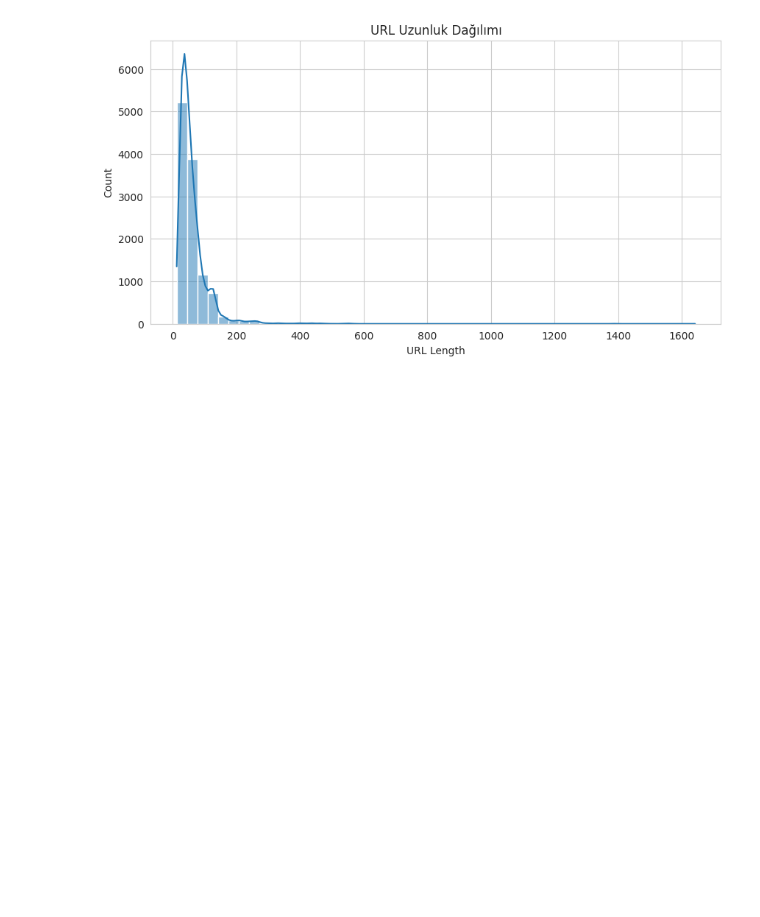
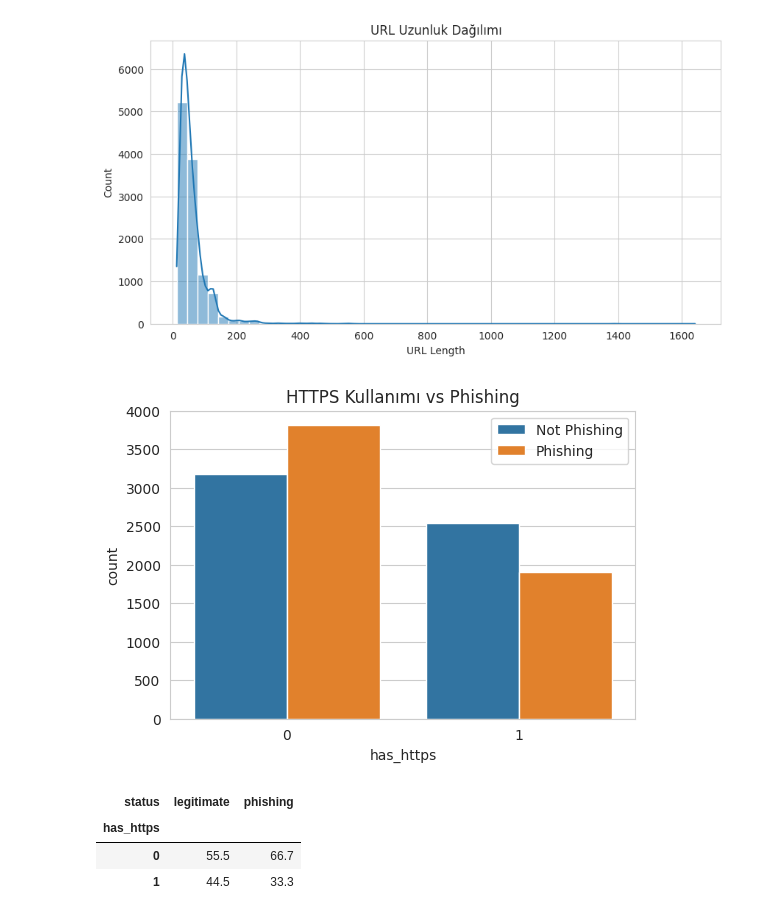
Before and after one commit to betulcetin/phishing-url-analysis, a Jupyter notebook: phishing_url_analysis.ipynb, the cells around one changed output. Drawn from its saved outputs; the diff is of its cells as text; code cells hidden in the pictures; blank space fills up the shorter version.

```diff
--- a/phishing_url_analysis.ipynb
+++ b/phishing_url_analysis.ipynb
@@ -104,3 +111,20 @@ plt.xlabel("URL Length")
 plt.show()
 # %% [output]
 [figure]
+# %%
+df['has_https'] = df['url'].apply(lambda x: 1 if x.startswith("https://") else 0) # HTTPS kullanımı & Phishing URL’lerin HTTPS oranı
+
+plt.figure(figsize=(6,4))
+sns.countplot(x='has_https', hue='status', data=df)
+plt.title("HTTPS Kullanımı vs Phishing")
+plt.legend(["Not Phishing", "Phishing"])
+plt.show()
+# %% [output]
+[figure, added]
+# %%
+pd.crosstab(df['has_https'], df['status'], normalize='columns').mul(100).round(1) # HTTPS analizi, crosstab + yüzde hesaplama
+# %% [output]
+| status | legitimate | phishing |
+| has_https |  |  |
+| 0 | 55.5 | 66.7 |
+| 1 | 44.5 | 33.3 |
```
Also changed, not shown: parts of 3 cells of this notebook.
